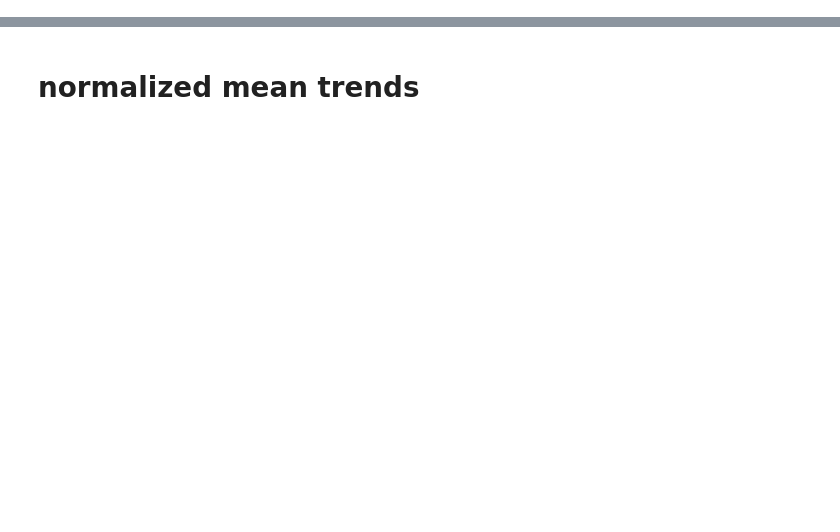
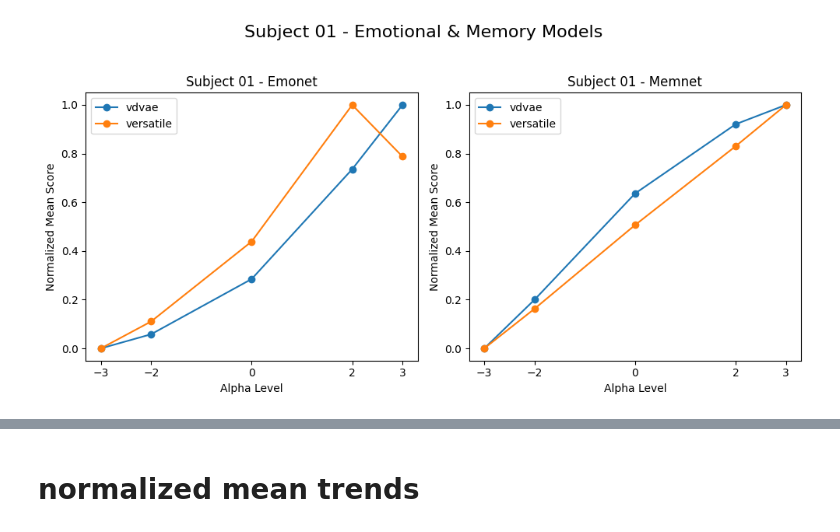
Before and after one commit to MarRoth93/Optimal-Neural-Engineering-of-Human-Cognitive-Experience, a Jupyter notebook: scripts/analysis/analyze_assessor_scores.ipynb, the cells around one changed output, grey strips where cells are left out. Cells and saved outputs as stored; diff of their text form; code cells hidden in the pictures; blank space fills up the shorter version.

```diff
--- a/scripts/analysis/analyze_assessor_scores.ipynb
+++ b/scripts/analysis/analyze_assessor_scores.ipynb
@@ -32,0 +348,80 @@ for key, values in data.items():
+# %%
+import pickle
+import numpy as np
+import pandas as pd
+import matplotlib.pyplot as plt
+import seaborn as sns
+
+# Subjects and models
+subjects = [1, 2, 5, 7]
+models = ['vdvae', 'versatile']
+networks = ['emonet', 'memnet']
+
+# Alpha levels in desired order
+alpha_levels = ['alpha_-4', 'alpha_-2', 'alpha_0', 'alpha_2', 'alpha_4']
+
+# Load all data into a nested dictionary
+all_data = {net: {model: {} for model in models} for net in networks}
+
+for sub in subjects:
+    for net in networks:
+        for model in models:
+            file_name = f"{net}_{model}_sub{sub:02d}.pkl"
+            path = f"/home/rothermm/brain-diffuser/results/assessor_scores/subj{sub:02d}/{file_name}"
+            with open(path, "rb") as f:
+                all_data[net][model][sub] = pickle.load(f)
+
+# Plotting for each subject
+for sub in subjects:
+    # Prepare figure
+    plt.figure(figsize=(10, 5))
+
+    # For each network (emonet/memnet), create a subplot
+    for i, net in enumerate(networks, 1):
+        plt.subplot(1, 2, i)
+        all_mean_data = []
+
+        # For each model (vdvae/versatile)
+        for model in models:
+            data = all_data[net][model][sub]
+
+            # Extract and sort alpha levels
+            mean_scores = []
+            alpha_numeric = []
+            for alpha in alpha_levels:
+                scores = np.array(data[alpha])
+                mean_val = scores.mean()
+                mean_scores.append(mean_val)
+                alpha_numeric.append(int(alpha.split('_')[1]))
+
+            # Min-max normalize mean scores (after mean, like your code)
+            min_val, max_val = np.min(mean_scores), np.max(mean_scores)
+            normalized_mean_scores = (np.array(mean_scores) - min_val) / (max_val - min_val)
+
+            # Create DataFrame for plotting
+            df = pd.DataFrame({
+                'Alpha': alpha_numeric,
+                'NormalizedScore': normalized_mean_scores,
+                'Model': model
+            })
+            all_mean_data.append(df)
+
+        # Concatenate dataframes for both models
+        plot_df = pd.concat(all_mean_data)
+
+        # Plot using seaborn-like style
+        for model in models:
+            model_df = plot_df[plot_df['Model'] == model]
+            plt.plot(model_df['Alpha'], model_df['NormalizedScore'], marker='o', label=model)
+
+        plt.title(f"Subject {sub:02d} - {net.capitalize()}")
+        plt.xlabel("Alpha Level")
+        plt.ylabel("Normalized Mean Score")
+        plt.xticks(alpha_numeric)
+        plt.legend()
+
+    plt.suptitle(f"Subject {sub:02d} - Emotional & Memory Models", fontsize=16)
+    plt.tight_layout(rect=[0, 0, 1, 0.95])
+    plt.show()
+# %% [output]
+[figure, added]
```
Also changed, not shown: parts of 32 cells of this notebook, 10 other files.
